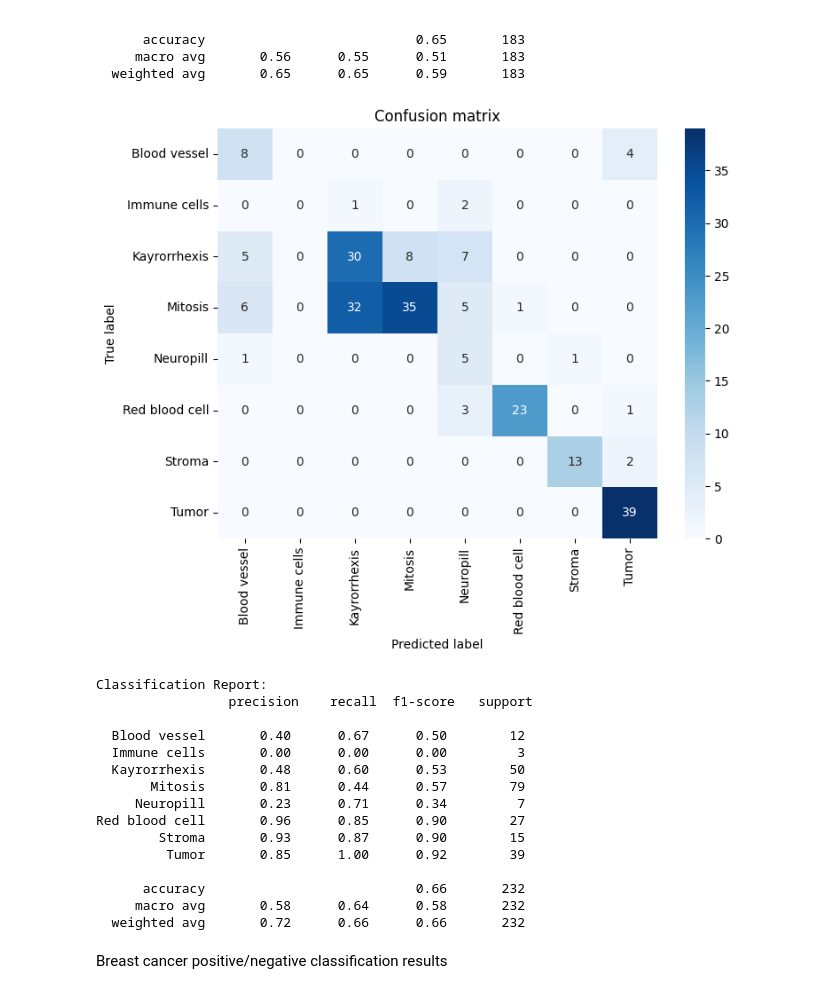
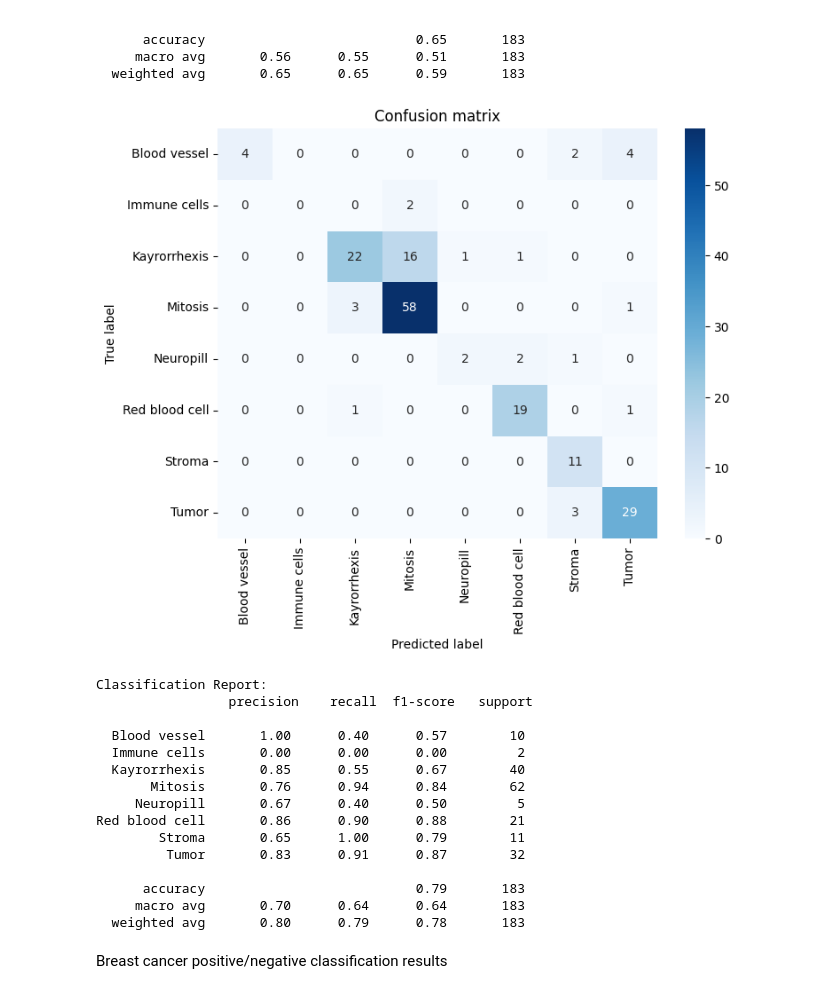
Before and after one commit to mansoorbalouch/WSI_Breast_Cancer_Classification, a Jupyter notebook: test_models.ipynb, the cells around one changed output. Saved outputs shown, nothing was run; the diff lists cells and outputs as text; code cells hidden in the pictures.

```diff
--- a/test_models.ipynb
+++ b/test_models.ipynb
@@ -144,28 +144,28 @@ Red blood cell       1.00      0.71      0.83        21
 # %%
 ##################### ResNet ##########################
 target_classes = ['Blood vessel', 'Immune cells', 'Kayrorrhexis', "Mitosis", "Neuropill", "Red blood cell", "Stroma", "Tumor"]
 # target_classes = ['Kayrorrhexis', "Mitosis", "Red blood cell", "Stroma", "Tumor"]
 
-true_labels, predictions = load_and_evaluate_model(f"{weights_dir}/{cell_multi_class_models_filenames["ResNet50"]}",
+true_labels, predictions = load_and_evaluate_model(f"{weights_dir}/{cell_multi_class_models_filenames["resnet"]}",
                                                     cell_multi_class_dir, "resnet50", num_classes=len(target_classes))
 show_classification_results(true_labels, predictions, target_classes)
 # %% [output]
-[figure, old version]
+[figure, new version]
 Classification Report:
                  precision    recall  f1-score   support
 
-  Blood vessel       0.40      0.67      0.50        12
-  Immune cells       0.00      0.00      0.00         3
-  Kayrorrhexis       0.48      0.60      0.53        50
-       Mitosis       0.81      0.44      0.57        79
-     Neuropill       0.23      0.71      0.34         7
-Red blood cell       0.96      0.85      0.90        27
-        Stroma       0.93      0.87      0.90        15
-         Tumor       0.85      1.00      0.92        39
+  Blood vessel       1.00      0.40      0.57        10
+  Immune cells       0.00      0.00      0.00         2
+  Kayrorrhexis       0.85      0.55      0.67        40
+       Mitosis       0.76      0.94      0.84        62
+     Neuropill       0.67      0.40      0.50         5
+Red blood cell       0.86      0.90      0.88        21
+        Stroma       0.65      1.00      0.79        11
+         Tumor       0.83      0.91      0.87        32
 
-      accuracy                           0.66       232
-     macro avg       0.58      0.64      0.58       232
-  weighted avg       0.72      0.66      0.66       232
+      accuracy                           0.79       183
+     macro avg       0.70      0.64      0.64       183
+  weighted avg       0.80      0.79      0.78       183
 # %% [markdown]
 Breast cancer positive/negative classification results
 # %%
```
